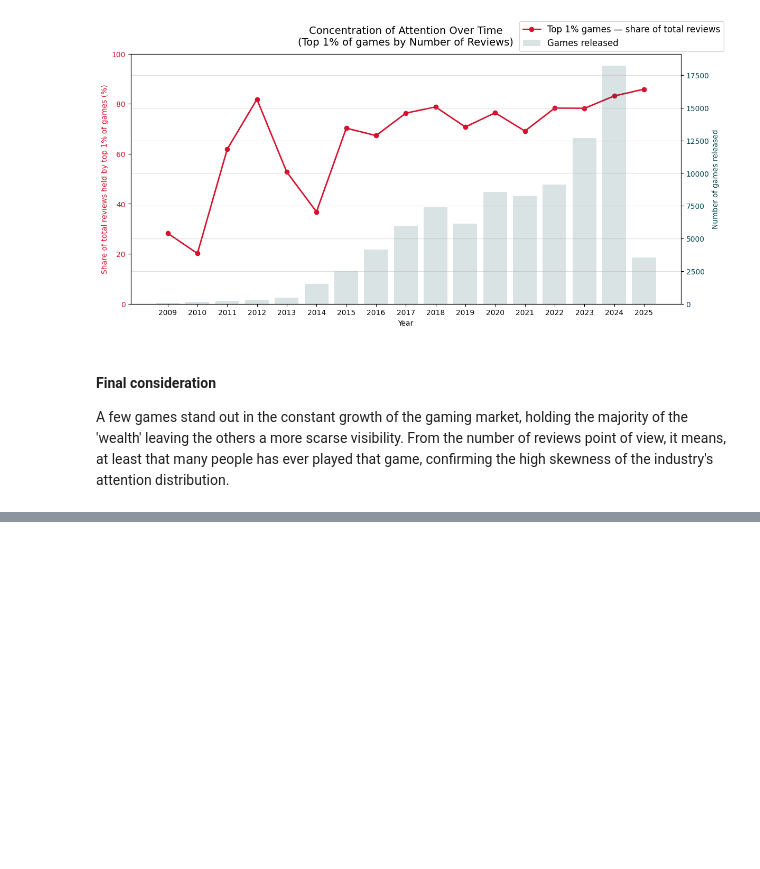
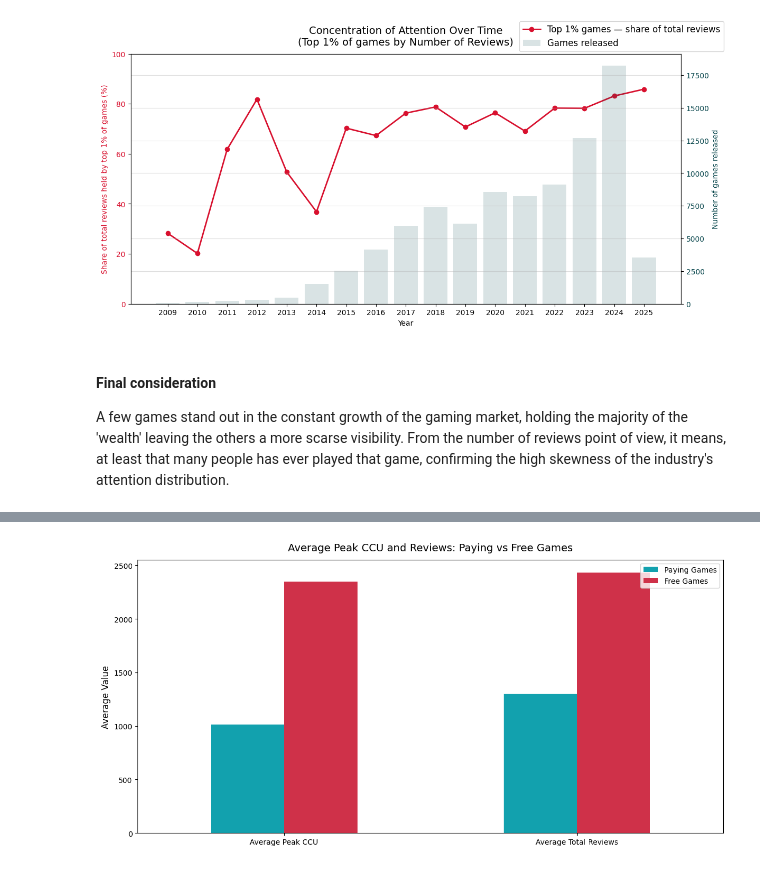
Before and after one commit to Jingrui-Zhu/SLDV, a Jupyter notebook: data_analysis.ipynb, the cells around one changed output, grey strips where cells are left out. Saved outputs shown, nothing was run; the diff lists cells and outputs as text; code cells hidden in the pictures; blank space fills up the shorter version.

Commit message:
starting F2P vs paying

```diff
--- a/data_analysis.ipynb
+++ b/data_analysis.ipynb
@@ -652,0 +659,25 @@ A few games stand out in the constant growth of the gaming market, holding the m
+# %%
+paying = df[df['full_price'] > 0].copy()
+free = df[df['full_price'] == 0].copy()
+
+mean_ccu_paying = paying['peak_ccu'].mean()
+mean_ccu_free = free['peak_ccu'].mean()
+
+mean_reviews_paying = paying['num_reviews_total'].mean()
+mean_reviews_free = free['num_reviews_total'].mean()
+
+data = pd.DataFrame({
+    'Paying Games': [mean_ccu_paying, mean_reviews_paying],
+    'Free Games': [mean_ccu_free, mean_reviews_free]
+}, index=['Average Peak CCU', 'Average Total Reviews']
+)
+
+data.plot(kind='bar', figsize=(12, 6), color=["#12A1AE", "#CF3149"])
+plt.title('Average Peak CCU and Reviews: Paying vs Free Games', fontsize=14, pad=12)
+plt.ylabel('Average Value', fontsize=12)
+plt.xticks(rotation=0)
+plt.legend(loc='upper right')
+plt.tight_layout()
+plt.show()
+# %% [output]
+[figure, added]
```
Also changed, not shown: parts of 6 cells of this notebook.
